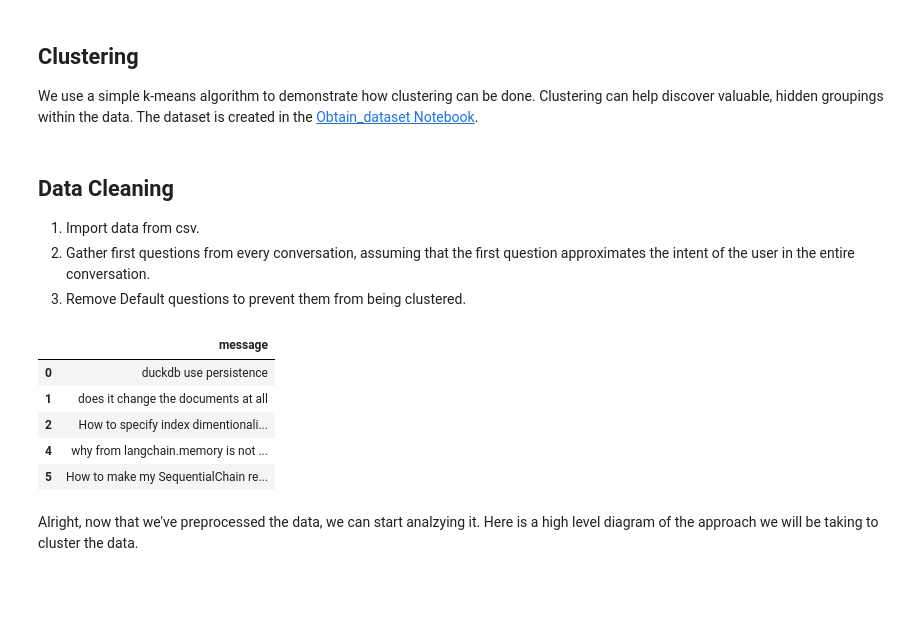
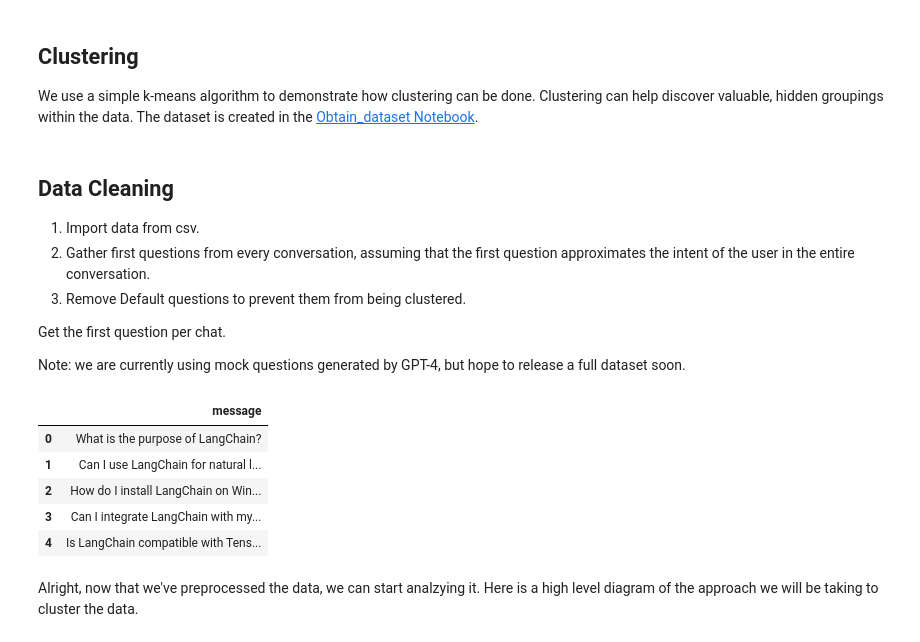
Before and after one commit to mendableai/QA_clustering, a Jupyter notebook: notebooks/clustering_approach.ipynb, the cells around one changed output. Cells and saved outputs as stored; diff of their text form; code cells hidden in the pictures; blank space fills up the shorter version.

Commit message:
Create mock data

```diff
--- a/notebooks/clustering_approach.ipynb
+++ b/notebooks/clustering_approach.ipynb
@@ -23,6 +23,10 @@ from langchain.chains import (
 1. Import data from csv.
 2. Gather first questions from every conversation, assuming that the first question approximates the intent of the user in the entire conversation.
 3. Remove Default questions to prevent them from being clustered.
+
+Get the first question per chat.
+
+Note: we are currently using mock questions generated by GPT-4, but hope to release a full dataset soon.
 # %%
 # imports
 import numpy as np
@@ -32,43 +36,41 @@ from langchain.embeddings import OpenAIEmbeddings
 import os
 os.environ["OPENAI_API_KEY"] = "<your-api-key>"
 # %%
-
 # load data
-datafile_path = "data/langchain_data_may15_may30.csv"
+datafile_path = "data/mock_data.csv"
 
 #load into dataframe
 df = pd.read_csv(datafile_path)
 
 import ast
 
 # Load the CSV data into a pandas DataFrame
 df = pd.read_csv(datafile_path)
 
 # Convert string representations of lists into actual lists
 df['messages'] = df['messages'].apply(ast.literal_eval)
 
 
 # Extract the first message from each conversation and create a new DataFrame
 first_messages = [conv[0] if conv else None for conv in df['messages']]
 df_first_questions = pd.DataFrame({
     'message': first_messages,
 })
 
 df_first_questions = df_first_questions[df_first_questions['message'] != "What is a prompt template?"]
 df_first_questions = df_first_questions[df_first_questions['message'] != "How to cache llm calls?"]
 
 
 # remove duplicate messages without destroying other columns
 df_first_questions = df_first_questions.drop_duplicates(subset=['message'], keep='first')
-
 df_first_questions.head()
 # %% [output]
 |  | message |
-| 0 | duckdb use persistence |
-| 1 | does it change the documents at all |
-| 2 | How to specify index dimentionali... |
-| 4 | why from langchain.memory is not ... |
-| 5 | How to make my SequentialChain re... |
+| 0 | What is the purpose of LangChain? |
+| 1 | Can I use LangChain for natural l... |
+| 2 | How do I install LangChain on Win... |
+| 3 | Can I integrate LangChain with my... |
+| 4 | Is LangChain compatible with Tens... |
 # %% [markdown]
 Alright, now that we've preprocessed the data, we can start analzying it. Here is a high level diagram of the approach we will be taking to cluster the data.
 # %% [markdown]
```
Also changed, not shown: 1 other file.
